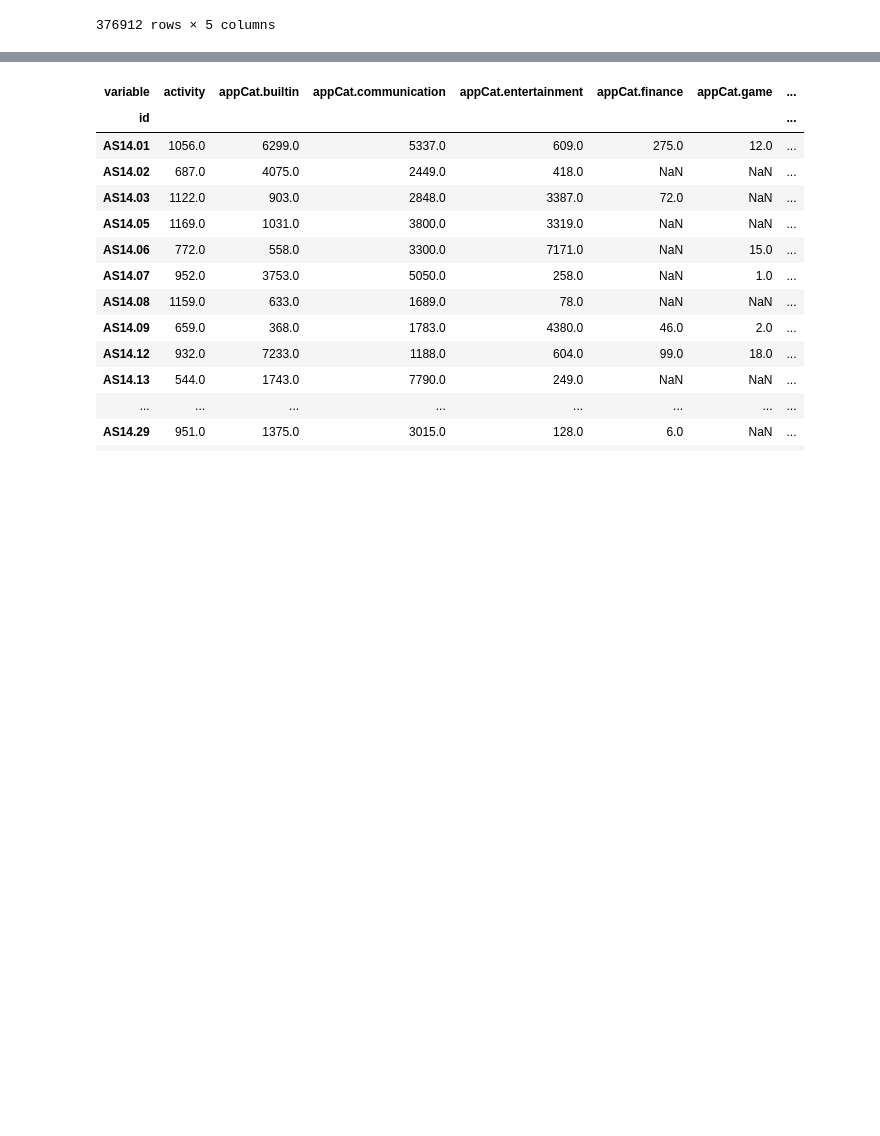
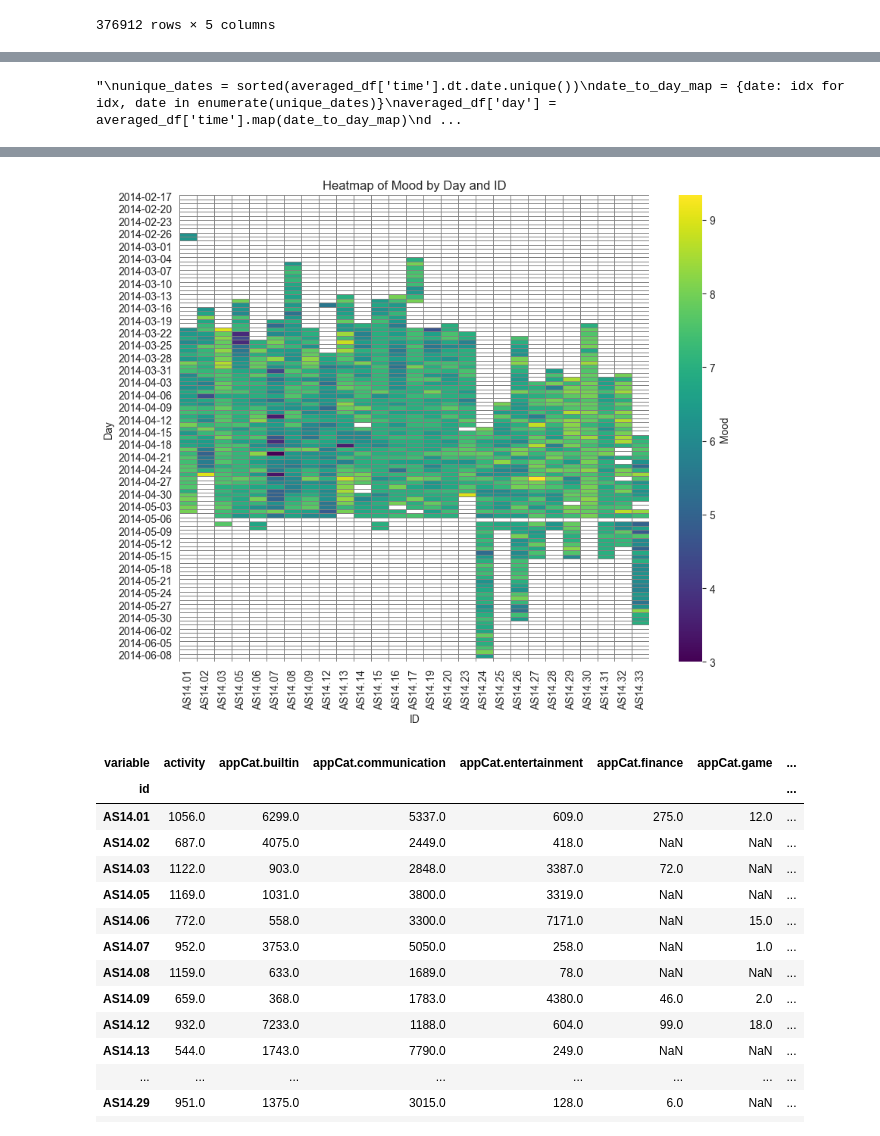
Before and after one commit to shreyaraghavendra/DTM_Group86, a Jupyter notebook: Assignment1/EDA_Shreya.ipynb, the cells around one changed output, grey strips where cells are left out. Saved outputs shown, nothing was run; the diff lists cells and outputs as text; code cells hidden in the pictures; blank space fills up the shorter version.

Commit message:
averaging and plotting for each day

```diff
--- a/Assignment1/EDA_Shreya.ipynb
+++ b/Assignment1/EDA_Shreya.ipynb
@@ -22,3 +30,12 @@ df
 | 376910 | 2774133 | AS14.30 | 2014-04-27 00:44:48.450 | appCat.weather | 23.033 |
 | 376911 | 2784435 | AS14.32 | 2014-04-07 18:25:14.036 | appCat.weather | 22.431 |
 376912 rows × 5 columns
+# %%
+df['time'] = pd.to_datetime(df['time']) #convert string to datetime
+
+pivoted_df = df.pivot_table(index=['id', 'time'], columns='variable',
+                            values='value').reset_index() # each unique attribute becomes a column
+
+averaged_df = pivoted_df.groupby(['id', pivoted_df['time'].dt.date]).mean() # average all values taken on the same day
+averaged_df = averaged_df.drop('time', axis=1)
+averaged_df
@@ -24,0 +57,4 @@ df
+# %%
+df_reset = averaged_df.reset_index()
+heatmap_df = df_reset.pivot(index='time', columns='id', values='mood')
+heatmap_df
@@ -24,0 +76,31 @@ df
+# %%
+"""
+unique_dates = sorted(averaged_df['time'].dt.date.unique())
+date_to_day_map = {date: idx for idx, date in enumerate(unique_dates)}
+averaged_df['day'] = averaged_df['time'].map(date_to_day_map)
+dataframes = {id_: grouped for id_, grouped in averaged_df.groupby(level=0)} # separate DataFrames for each 'id
+as14_01_df = dataframes.get('AS14.01')
+as14_01_df
+"""
+# %% [output]
+"\nunique_dates = sorted(averaged_df['time'].dt.date.unique())\ndate_to_day_map = {date: idx for idx, date in enumerate(unique_dates)}\naveraged_df['day'] = averaged_df['time'].map(date_to_day_map)\nd ...
+# %%
+!pip install seaborn
+import seaborn as sns
+import matplotlib.pyplot as plt
+
+# Set the background color to white for NaN values
+sns.set_style("white")
+
+# Create the heatmap
+plt.figure(figsize=(10, 8))  # Adjust the size as needed
+ax = sns.heatmap(heatmap_df, cmap="viridis", linewidths=.5, linecolor='gray', cbar_kws={'label': 'Mood'})
+
+# Set the colors for NaN values to white
+ax.set_facecolor('white')
+
+plt.title('Heatmap of Mood by Day and ID')
+plt.xlabel('ID')
+plt.ylabel('Day')
+plt.show()
+# %% [output]
@@ -25,3 +122,4 @@ df
+[figure, added]
 # %%
 counts = df.groupby(['id', 'variable']).size().unstack()
 counts
```
Also changed, not shown: parts of 4 cells of this notebook.
